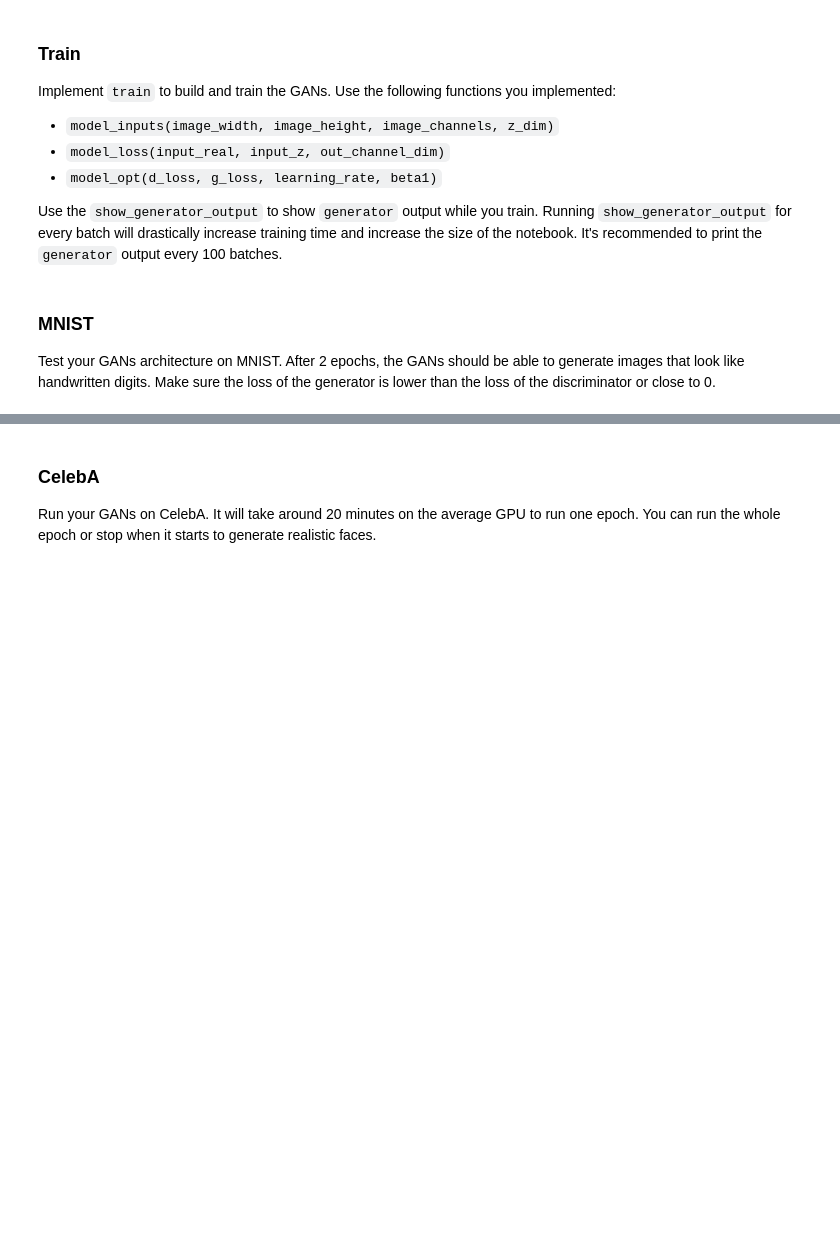
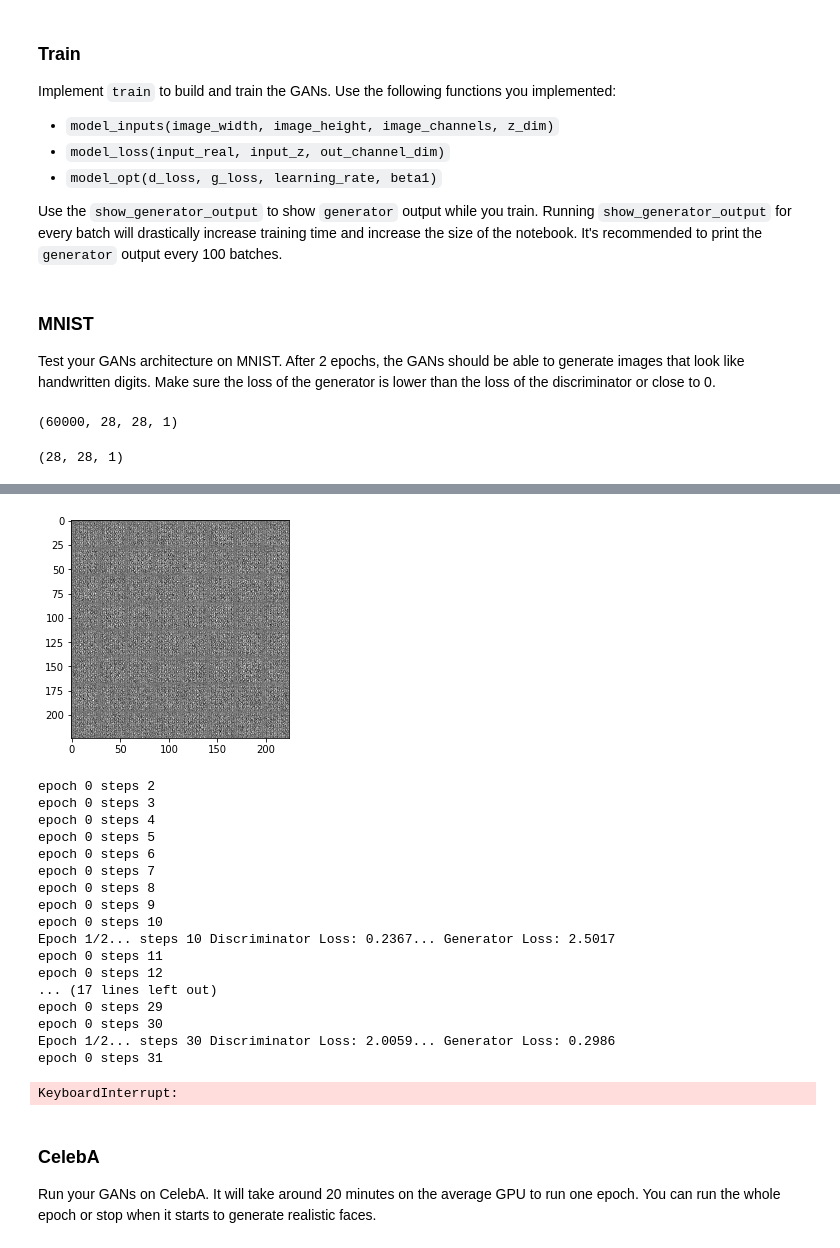
Before and after one commit to wexpect/udacity_deep_learning_foundation_nanodegress_program, a Jupyter notebook: part_5_generative_adversarial_networks/lesson_3_generate_faces/face_generation/dlnd_face_generation.ipynb, the cells around one changed output, grey strips where cells are left out. Saved outputs shown, nothing was run; the diff lists cells and outputs as text; code cells hidden in the pictures; blank space fills up the shorter version.

```diff
--- a/part_5_generative_adversarial_networks/lesson_3_generate_faces/face_generation/dlnd_face_generation.ipynb
+++ b/part_5_generative_adversarial_networks/lesson_3_generate_faces/face_generation/dlnd_face_generation.ipynb
@@ -160,7 +265,7 @@ Implement `model_loss` to build the GANs for training and calculate the loss.  T
 - `discriminator(images, reuse=False)`
 - `generator(z, out_channel_dim, is_train=True)`
 # %%
-def model_loss(input_real, input_z, out_channel_dim):
+def model_loss(input_real, input_z, out_channel_dim, alpha=0.2):
     """
     Get the loss for the discriminator and generator
     :param input_real: Images from the real dataset
@@ -169,9 +274,20 @@ def model_loss(input_real, input_z, out_channel_dim):
     :return: A tuple of (discriminator loss, generator loss)
     """
     # TODO: Implement Function
+    g_model = generator(input_z, out_channel_dim, alpha=alpha)
+    d_model_real, d_logits_real = discriminator(input_real, alpha=alpha)
+    d_model_fake, d_logits_fake = discriminator(g_model, reuse=True, alpha=alpha)
 
-    return None, None
+    d_loss_real = tf.reduce_mean(
+        tf.nn.sigmoid_cross_entropy_with_logits(logits=d_logits_real, labels=tf.ones_like(d_model_real)))
+    d_loss_fake = tf.reduce_mean(
+        tf.nn.sigmoid_cross_entropy_with_logits(logits=d_logits_fake, labels=tf.zeros_like(d_model_fake)))
+    g_loss = tf.reduce_mean(
+        tf.nn.sigmoid_cross_entropy_with_logits(logits=d_logits_fake, labels=tf.ones_like(d_model_fake)))
 
+    d_loss = d_loss_real + d_loss_fake
+
+    return d_loss, g_loss
 
 """
 DON'T MODIFY ANYTHING IN THIS CELL THAT IS BELOW THIS LINE
@@ -191,9 +309,17 @@ def model_opt(d_loss, g_loss, learning_rate, beta1):
     :return: A tuple of (discriminator training operation, generator training operation)
     """
     # TODO: Implement Function
+    # Get weights and bias to update
+    t_vars = tf.trainable_variables()
+    d_vars = [var for var in t_vars if var.name.startswith('discriminator')]
+    g_vars = [var for var in t_vars if var.name.startswith('generator')]
 
-    return None, None
+    # Optimize
+    with tf.control_dependencies(tf.get_collection(tf.GraphKeys.UPDATE_OPS)):
+        d_train_opt = tf.train.AdamOptimizer(learning_rate, beta1=beta1).minimize(d_loss, var_list=d_vars)
+        g_train_opt = tf.train.AdamOptimizer(learning_rate, beta1=beta1).minimize(g_loss, var_list=g_vars)
 
+    return d_train_opt, g_train_opt
 
 """
 DON'T MODIFY ANYTHING IN THIS CELL THAT IS BELOW THIS LINE
@@ -209,7 +337,7 @@ DON'T MODIFY ANYTHING IN THIS CELL
 """
 import numpy as np
 
-def show_generator_output(sess, n_images, input_z, out_channel_dim, image_mode):
+def show_generator_output(sess, n_images, input_z, out_channel_dim, image_mode, alpha=0.2):
     """
     Show example output for the generator
     :param sess: TensorFlow session
@@ -223,7 +351,7 @@ def show_generator_output(sess, n_images, input_z, out_channel_dim, image_mode):
     example_z = np.random.uniform(-1, 1, size=[n_images, z_dim])
 
     samples = sess.run(
-        generator(input_z, out_channel_dim, False),
+        generator(input_z, out_channel_dim, is_train=False, alpha=alpha),
         feed_dict={input_z: example_z})
 
     images_grid = helper.images_square_grid(samples, image_mode)
@@ -264,8 +433,18 @@ Test your GANs architecture on MNIST.  After 2 epochs, the GANs should be able t
+# %%
+mnist_dataset.shape
+# %% [output]
+(60000, 28, 28, 1)
+# %%
+image_count, image_width, image_height, image_channel = mnist_dataset.shape
+image_width, image_height, image_channel
+# %% [output]
+(28, 28, 1)
 # %%
-batch_size = None
-z_dim = None
-learning_rate = None
-beta1 = None
+batch_size = 128
+z_dim = 100
+learning_rate = 0.0002
+beta1 = 0.5
+alpha = 0.2
 
 
 """
@@ -275,5 +454,7 @@ epochs = 2
 
 mnist_dataset = helper.Dataset('mnist', glob(os.path.join(data_dir, 'mnist/*.jpg')))
 with tf.Graph().as_default():
-    train(epochs, batch_size, z_dim, learning_rate, beta1, mnist_dataset.get_batches,
-          mnist_dataset.shape, mnist_dataset.image_mode)
+    losses = train(epochs, batch_size, z_dim, learning_rate, beta1, mnist_dataset.get_batches,
+        mnist_dataset.shape, mnist_dataset.image_mode,
+        alpha=alpha, print_every=10, show_every=100)
+# %% [output]
@@ -279,0 +463,19 @@ with tf.Graph().as_default():
+[figure, added]
+epoch 0 steps 2
+epoch 0 steps 3
+epoch 0 steps 4
+epoch 0 steps 5
+epoch 0 steps 6
+epoch 0 steps 7
+epoch 0 steps 8
+epoch 0 steps 9
+epoch 0 steps 10
+Epoch 1/2... steps 10 Discriminator Loss: 0.2367... Generator Loss: 2.5017
+epoch 0 steps 11
+epoch 0 steps 12
+... (17 lines left out)
+epoch 0 steps 29
+epoch 0 steps 30
+Epoch 1/2... steps 30 Discriminator Loss: 2.0059... Generator Loss: 0.2986
+epoch 0 steps 31
+KeyboardInterrupt:
```
Also changed, not shown: parts of 19 cells of this notebook.
